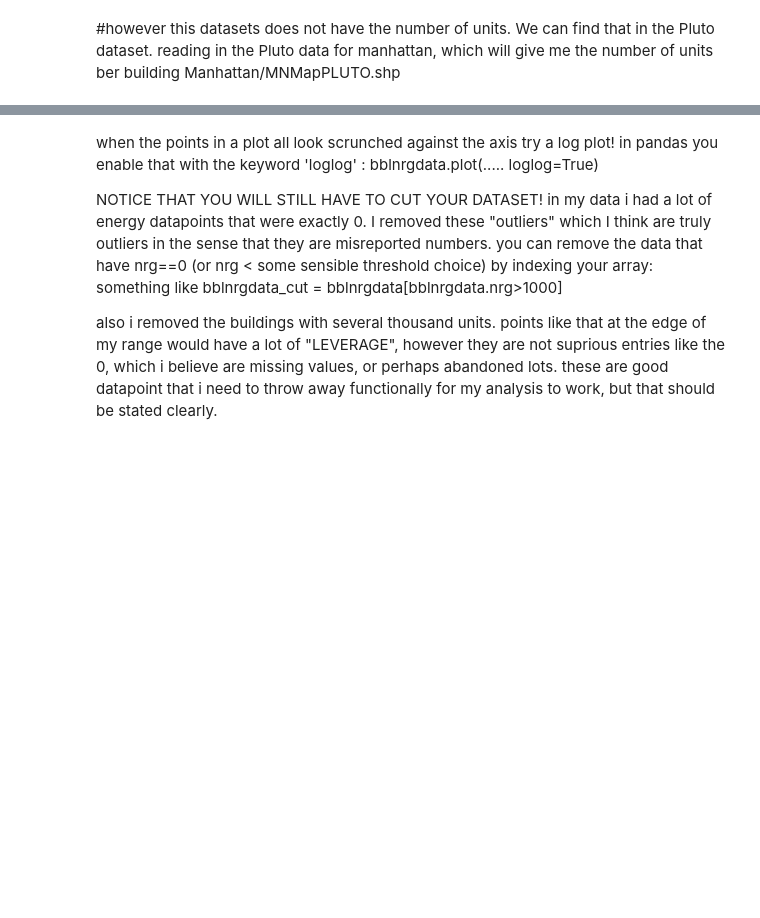
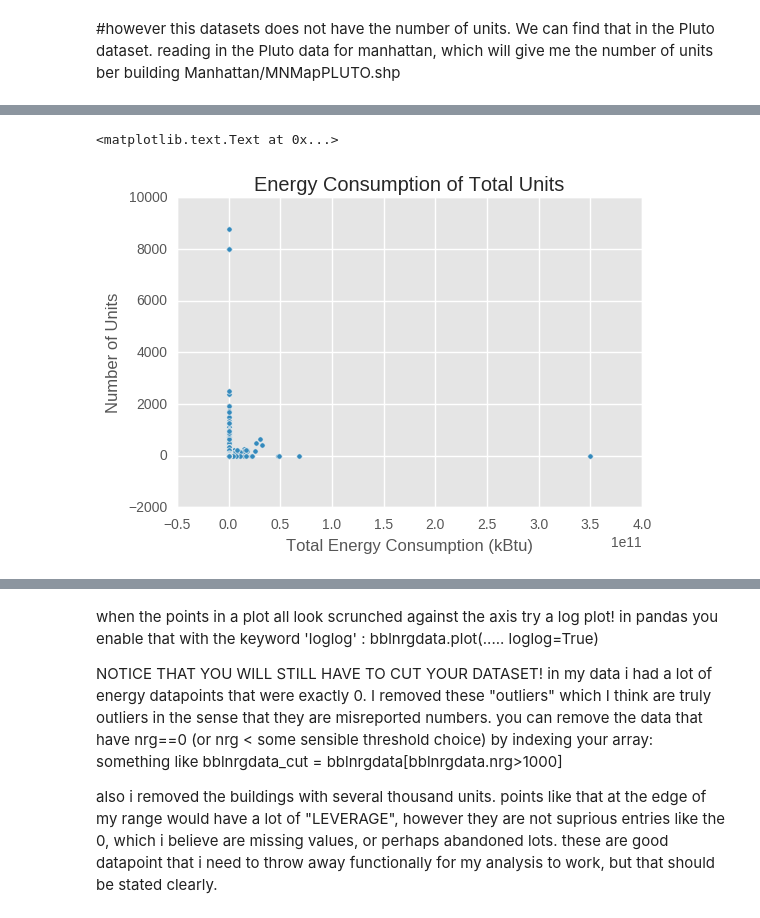
Before and after one commit to jz2575/PUI2016_jz2575, a Jupyter notebook: HW6_jz2575/HW6_jz2575.ipynb, the cells around one changed output, grey strips where cells are left out. Saved outputs shown, nothing was run; the diff lists cells and outputs as text; code cells hidden in the pictures; blank space fills up the shorter version.

```diff
--- a/HW6_jz2575/HW6_jz2575.ipynb
+++ b/HW6_jz2575/HW6_jz2575.ipynb
@@ -408,0 +232,2 @@ ax.plot(x, y, 'o', color='SteelBlue') #log plot , loglog=True
+# %%
+bblnrgdata['Total Energy'] = bblnrgdata['ECA'] * bblnrgdata['BA']
@@ -408,0 +243,8 @@ ax.plot(x, y, 'o', color='SteelBlue') #log plot , loglog=True
+# %%
+bblnrgdata.plot.scatter(x='Total Energy', y='UnitsRes', s=15)
+pl.xlabel('Total Energy Consumption (kBtu)')
+pl.ylabel('Number of Units')
+pl.title('Energy Consumption of Total Units')
+# %% [output]
+<matplotlib.text.Text at 0x...>
+[figure, added]
```
Also changed, not shown: parts of 85 cells of this notebook.
